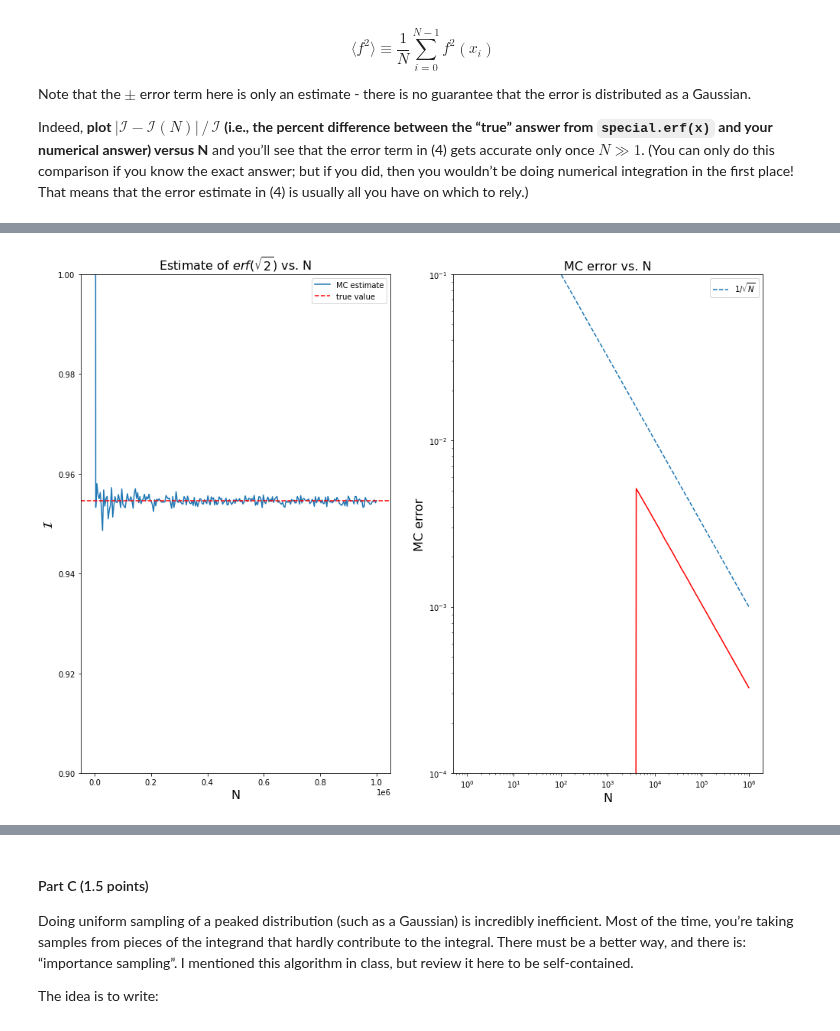
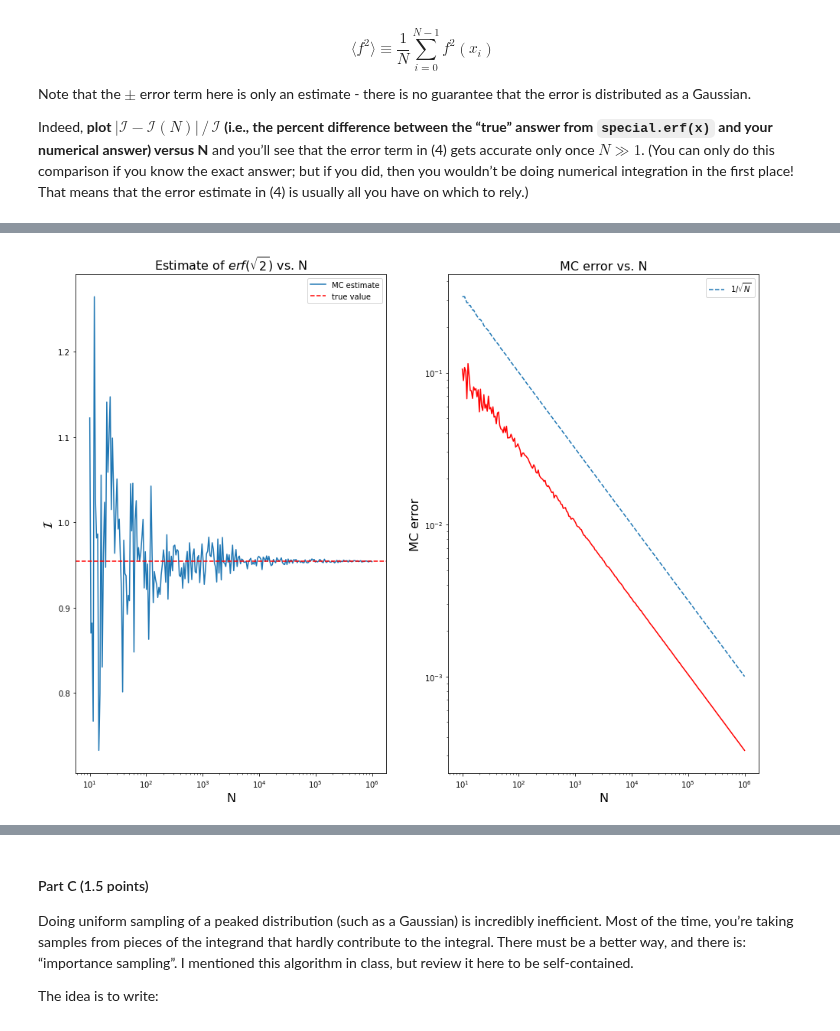
Before and after one commit to m4ese/astroResearchMethods, a Jupyter notebook: Forese_Slav_Assignment_4.ipynb, the cells around one changed output, grey strips where cells are left out. Drawn from its saved outputs; the diff is of its cells as text; code cells hidden in the pictures.

```diff
--- a/Forese_Slav_Assignment_4.ipynb
+++ b/Forese_Slav_Assignment_4.ipynb
@@ -122,13 +122,13 @@ def monte_carlo(a,b,num_samples):
 
     return (I,error)
 # %%
-Ns = np.linspace(1,1e6,250)
+Ns = np.logspace(1,6,base = 10,num=250)
+#print(Ns)
 estimates = np.zeros(Ns.size)
 errors = np.zeros(Ns.size)
 a = 0
 b = np.sqrt(2)
 
-
 for i in range(len(Ns)):
     N = int(Ns[i])
     #print(N)
@@ -136,34 +154,36 @@ for i in range(len(Ns)):
 # %%
 plt.figure(figsize = (16,12))
 
 ax_1 = plt.subplot(121)
 
 plt.plot(Ns,estimates,label = 'MC estimate')
 plt.axhline(special.erf(np.sqrt(2)),linestyle ='--',c = 'r',label = 'true value')
-ax_1.set_ylim(0.9,1.0)
+
 ax_1.set_title(r'Estimate of $erf(\sqrt{2})$ vs. N',fontsize = 16)
 ax_1.set_xlabel('N',fontsize = 16)
 ax_1.set_ylabel(r'$\mathcal{I}$',fontsize = 16)
+
+ax_1.set_xscale('log',basex = 10)
 ax_1.legend()
 
 ax_2 = plt.subplot(122)
 
 decay_rate = [np.sqrt(1 / int(N)) for N in Ns]
 
 plt.plot(Ns,errors,c = 'r')
 plt.plot(Ns,decay_rate,linestyle = '--',label =r'1/$\sqrt{N}$')
 ax_2.set_xscale('log',basex = 10)
 ax_2.set_yscale('log',basey = 10)
 
 ax_2.set_xlabel('N',fontsize = 16)
 ax_2.set_ylabel('MC error',fontsize = 16)
 ax_2.set_title('MC error vs. N',fontsize = 16)
 
-ax_2.set_ylim(1e-4,0.1)
+#ax_2.set_ylim(1e-4,0.1)
 ax_2.legend()
 plt.show()
 # %% [output]
-[figure, old version]
+[figure, new version]
 # %%
 pct_diff = abs(special.erf(np.sqrt(2)) - estimates) / special.erf(np.sqrt(2))
 #print(pct_diff)
```
Also changed, not shown: parts of 19 cells of this notebook.
